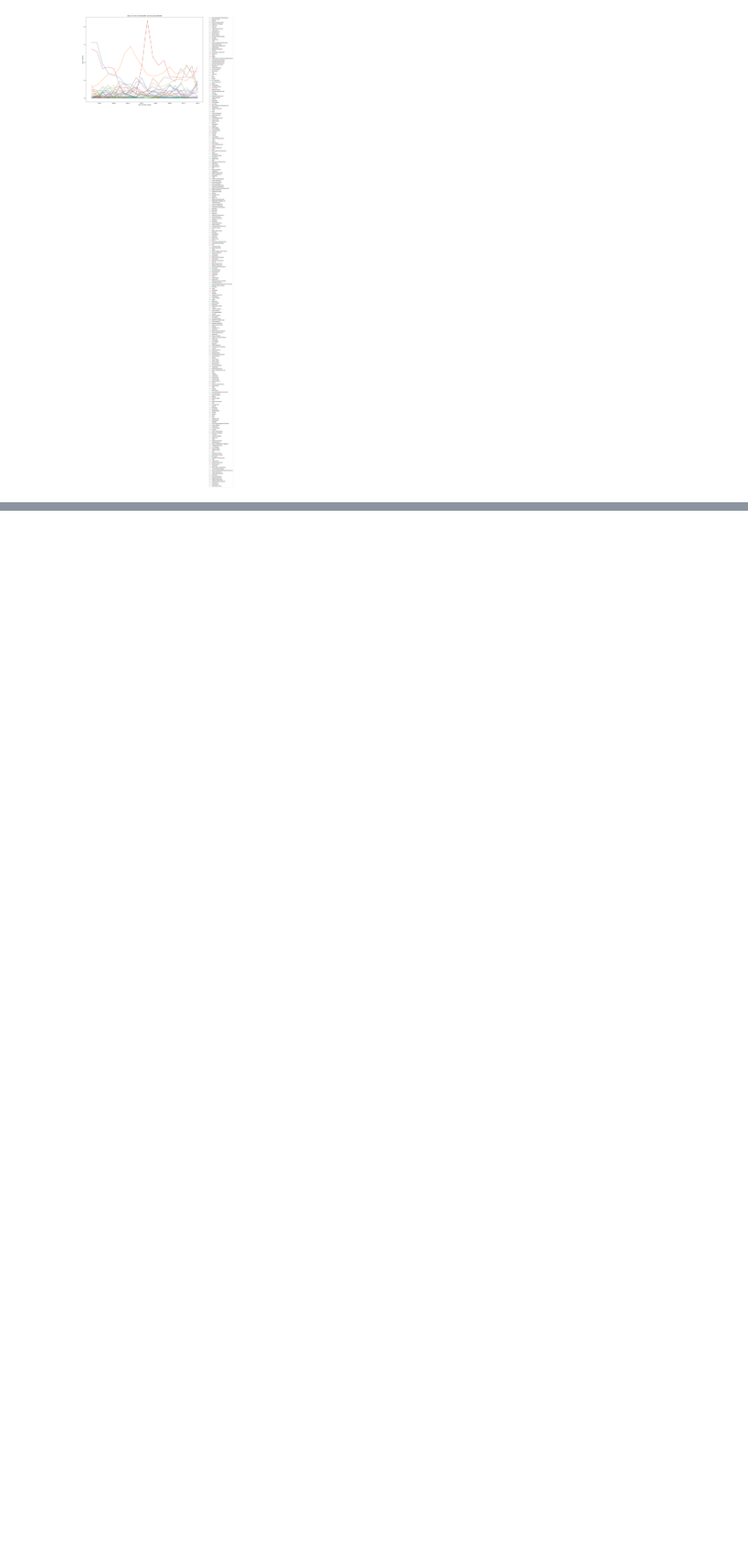
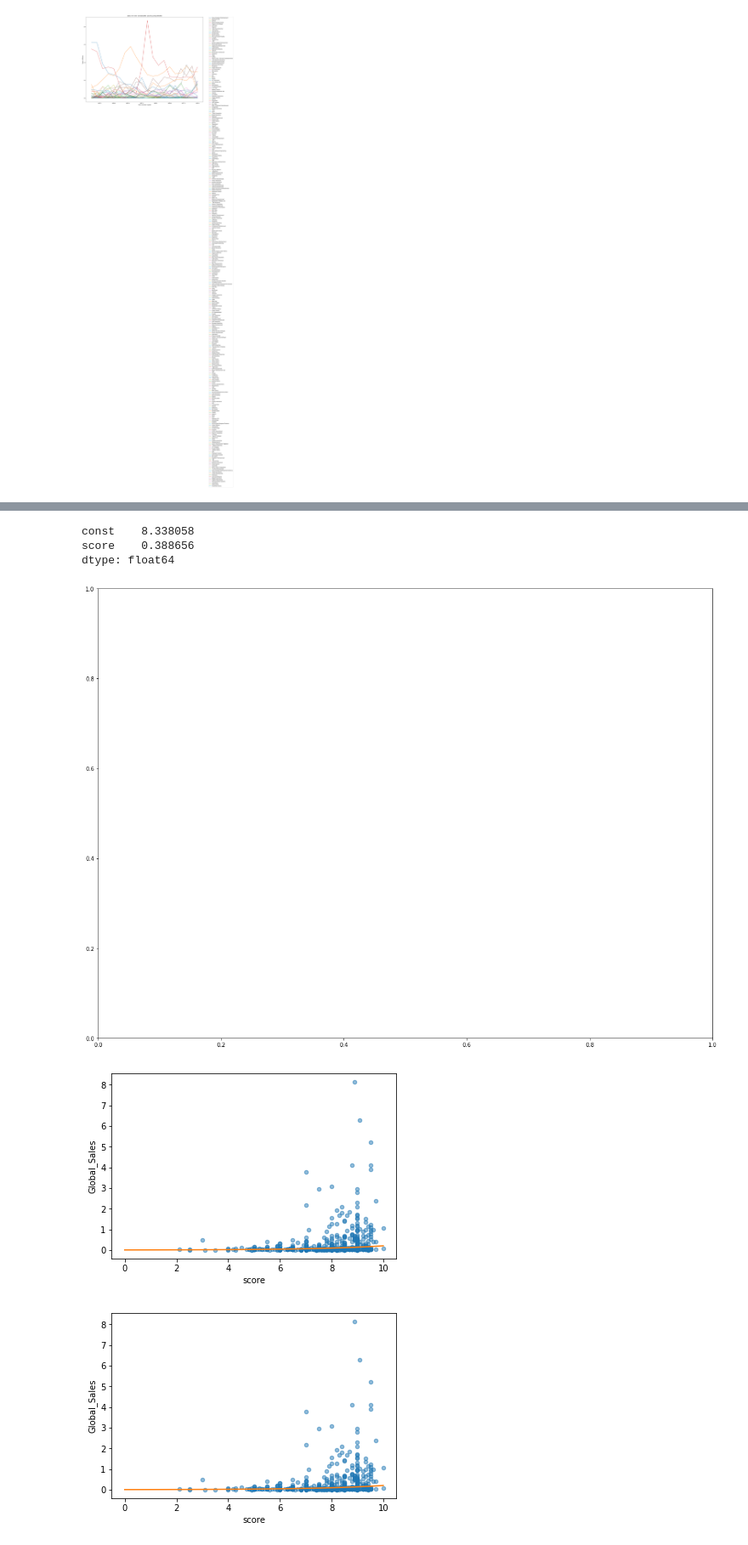
Before and after one commit to Archifer/SDA-Project, a Jupyter notebook: SDA-Project Xav.ipynb, the cells around one changed output, grey strips where cells are left out. Shown at 85% size. Cells and saved outputs as stored; diff of their text form; code cells hidden in the pictures; blank space fills up the shorter version.

Commit message:
added lin regression and logistic regresseion (this doesn't work)

```diff
--- a/SDA-Project Xav.ipynb
+++ b/SDA-Project Xav.ipynb
@@ -138,8 +147,3 @@ def beautify_dict(data):
         data[i][our_JP] = float(data[i][our_JP])
         data[i][our_other] = float(data[i][our_other])
         data[i][our_global] = float(data[i][our_global])
-# %%
-fin = open('data/our_data_PlayStation.csv', 'r')
-our = csv.DictReader(fin)
-our_data_Playstation = [row for row in our]
-beautify_dict(our_data_Playstation)
@@ -198,0 +211,61 @@ OLS Regression Results
+# %%
+# def calc_LinR_model(data, target_key, param_key):
+#     target_values = get_target(data, target_key)
+#     target_values = [np.log(value) for value in target_values]
+#     df = pd.DataFrame(data, columns=our_keys)
+
+#     # Put the target (Global Sales -- Global_Sales) in another DataFrame
+#     target = pd.DataFrame(target_values, columns=[target_key])
+
+#     X = df[param_key]
+#     y = target[target_key]
+
+#     model = sm.OLS(y, X)
+
+#     return model
+
+def copy_data(data):
+    return [dict(row) for row in data]
+
+def plot_linr(data, target_key, param_key):
+    data = [dict(row) for row in data]
+    data2 = copy_data(data)
+
+    for i in range(0, len(data)):
+        data2[i][our_global] = np.log(data2[i][our_global] * 10**6)
+
+    target_values = get_target(data2, target_key)
+
+    df1 = pd.DataFrame(data, columns=our_keys)
+    df2 = pd.DataFrame(data2, columns=our_keys)
+
+    # Put the target (Global Sales -- Global_Sales) in another DataFrame
+    target2 = pd.DataFrame(target_values, columns=[target_key])
+
+    X2 = df1[param_key]
+    y2 = target2[target_key]
+    X2 = sm.add_constant(X2)
+    model2 = sm.OLS(y2, X2)
+
+    ax = df1.plot(x=our_score, y=our_global, kind='scatter', alpha=0.5)
+    mp = model2.fit().params
+
+    # generate x-values for your regression line (two is sufficient)
+    x = np.arange(0, 10.1, 0.1)
+
+    print(mp)
+    # plot regression line on the same axes, set x-axis limits
+
+    ax.plot(x, np.e**(mp.const + mp.score * x) / 10**6, color='C1', label='Lin Regression for only param Score')
+
+    plt.show()
+
+data_pc = get_beautiful_dict('data/our_data_PC.csv')
+plot_linr(data_pc, our_global, our_score)
+# %% [output]
+const    8.338058
+score    0.388656
+dtype: float64
+[figure, added]
+[figure, added]
+[figure, added]
```
Also changed, not shown: parts of 10 cells of this notebook.
